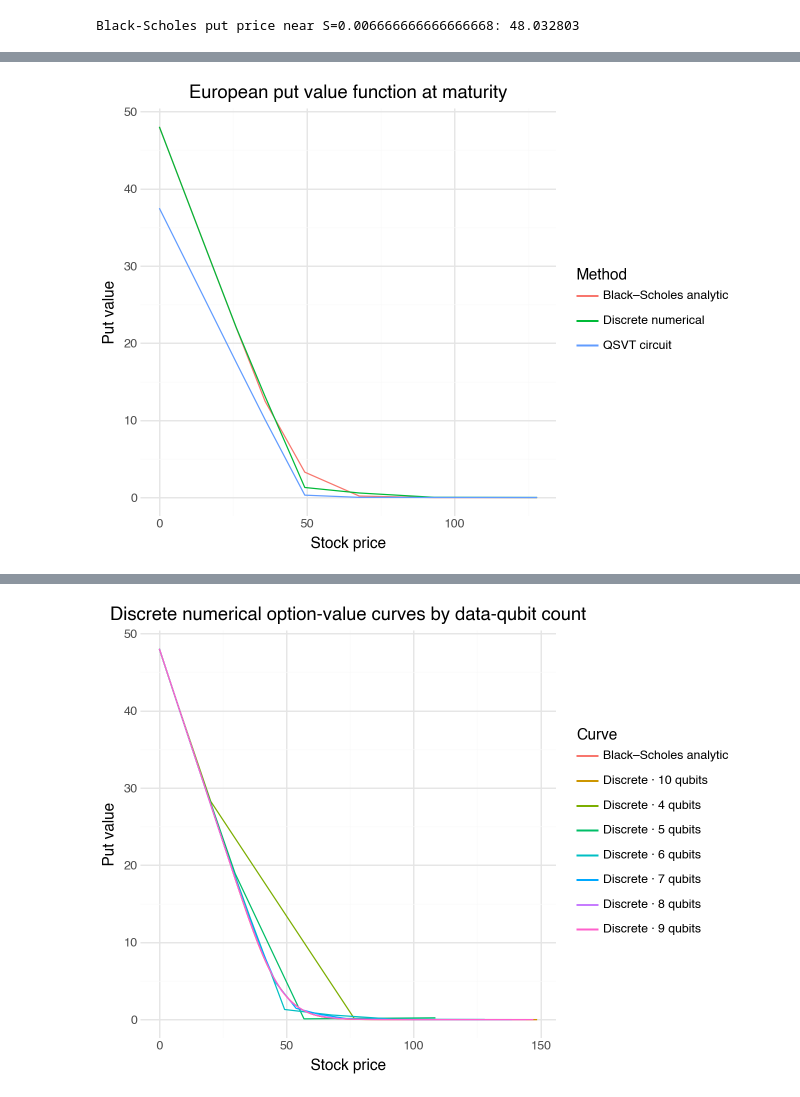
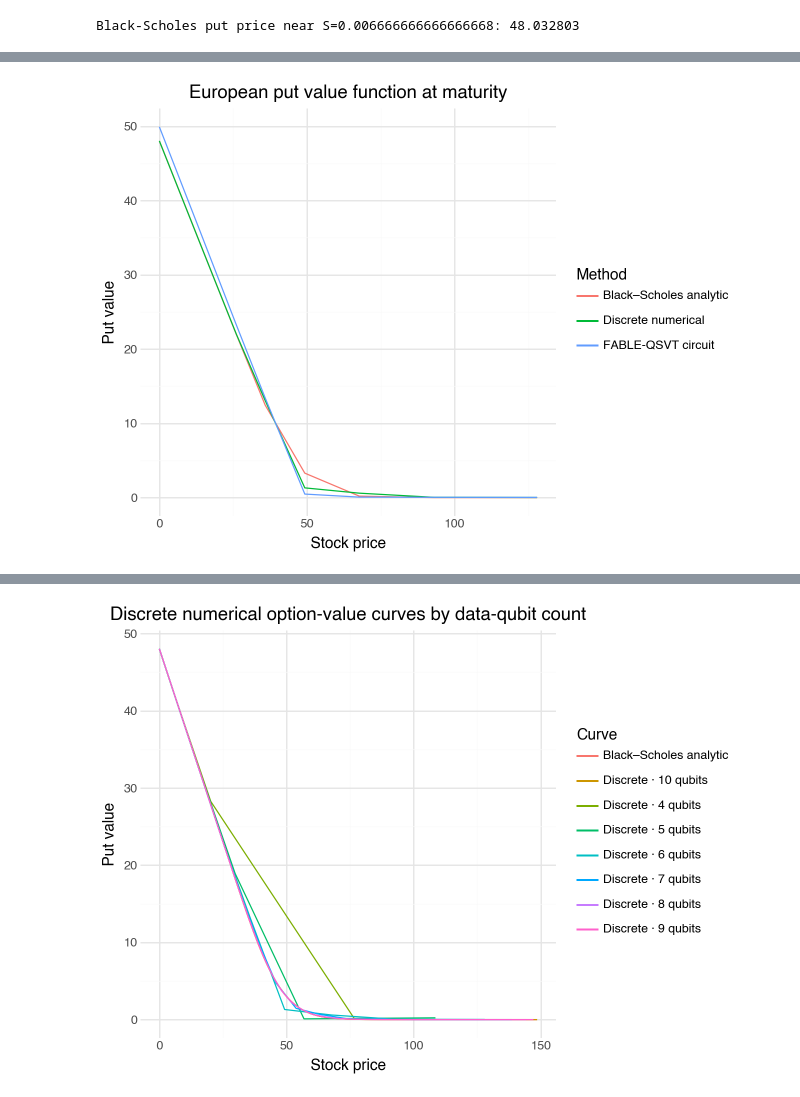
Before and after one commit to elevenwang-creator/Quantum-computing, a Jupyter notebook: HamiltonianSimulation.ipynb, the cells around one changed output, grey strips where cells are left out. Cells and saved outputs as stored; diff of their text form; code cells hidden in the pictures.

Commit message:
Record FABLE scaling and notebook updates

```diff
--- a/HamiltonianSimulation.ipynb
+++ b/HamiltonianSimulation.ipynb
@@ -510,6 +488,12 @@ relative Frobenius error:   6.302487e-05
 #print(jnp.equal(coeff **2, prob))
 # %% [markdown]
 # Paper-aligned Hamiltonian simulation
+# %%
+def black_scholes_put_price(spot, strike, rate, volatility, maturity):
+    sqrt_maturity = jnp.sqrt(maturity)
+    d1 = (jnp.log(spot / strike) + (rate + 0.5 * volatility**2) * maturity) / (volatility * sqrt_maturity)
+    d2 = d1 - volatility * sqrt_maturity
+    return strike * jnp.exp(-rate * maturity) * jax.scipy.stats.norm.cdf(-d2) - spot * jax.scipy.stats.norm.cdf(-d1)
 # %%
 # III. Paper-aligned Hamiltonian simulation and ancilla post-selection
 config = BlackScholesConfig(n_qubits=6, s_max=s_max, strike=K, rate=r, volatility=sigma, maturity=T)
@@ -538,7 +520,7 @@ print(f"Black-Scholes put price near S={spot}: {put_price:.6f}")
 Black-Scholes put price near S=0.006666666666666668: 48.032803
 # %%
 # Positive-momentum convention: payoff → inverse QFT → H-control / QSVT-vs-conjugate / H-control → drift → QFT; post-select final control measurement 0 and FABLE ancillas 0 to select (U + U†)/2.
-qnode = simulator.pennylane_qnode(time=T, shots=None, qsvt_degree=36)
+qnode = simulator.pennylane_qnode(time=T, shots=None, qsvt_degree=40)
 probabilities = qnode()
 quantum_result = simulator.price_from_pennylane_probabilities(probabilities, spot=spot, time=T)
 print(f"QSVT real-part/FABLE post-selection probability: {quantum_result.success_probability:.6f}")
@@ -683,45 +678,39 @@ stock_values = simulator.stock_grid[:physical_size]
 config = simulator.config
 time_value = T
 
-# Black–Scholes analytic value, evaluated at exactly the same stock points.
-vol = config.volatility
-rate_value = config.rate
-strike_value = config.strike
-d1_grid = (np.log(stock_values / strike_value) + (rate_value + 0.5 * vol**2) * time_value) / (vol * np.sqrt(time_value))
-d2_grid = d1_grid - vol * np.sqrt(time_value)
-analytic_values = (
-    strike_value * np.exp(-rate_value * time_value) * np.asarray(jax.scipy.stats.norm.cdf(-d2_grid))
-    - stock_values * np.asarray(jax.scipy.stats.norm.cdf(-d1_grid))
-)
+# Convert to NumPy only at the plotting-library boundary.
+analytic_values = np.asarray(black_scholes_put_price(
+    stock_values, config.strike, config.rate, config.volatility, time_value
+))
 
 # Exact discrete simulator reference and QSVT circuit result. The price at each
 # grid point is sqrt(normalization × joint post-selection probability).
 discrete_state = simulator.selected_state(time_value)
 discrete_values = np.sqrt(simulator.normalization) * np.abs(discrete_state[:physical_size])
 qsvt_joint_probabilities = np.asarray(probabilities, dtype=float)[:simulator.size]
 qsvt_values = np.sqrt(simulator.normalization * np.maximum(qsvt_joint_probabilities[:physical_size], 0.0))
 
 value_df = pl.DataFrame({
     "Stock price": np.tile(stock_values, 3),
     "Option value": np.concatenate([analytic_values, discrete_values, qsvt_values]),
     "Method": (
         ["Black–Scholes analytic"] * physical_size
         + ["Discrete numerical"] * physical_size
-        + ["QSVT circuit"] * physical_size
+        + ["FABLE-QSVT circuit"] * physical_size
     ),
 })
 (
     value_df
     >> (ggplot(aes(x="Stock price", y="Option value", color="Method"))
         + geom_line()
         + labs(
             title="European put value function at maturity",
             x="Stock price",
             y="Put value",
             color="Method",
         )
         + theme_minimal())
 )
 # %% [output]
-[figure, old version]
+[figure, new version]
 # %%
```
Also changed, not shown: parts of 13 cells of this notebook, 3 other files.
